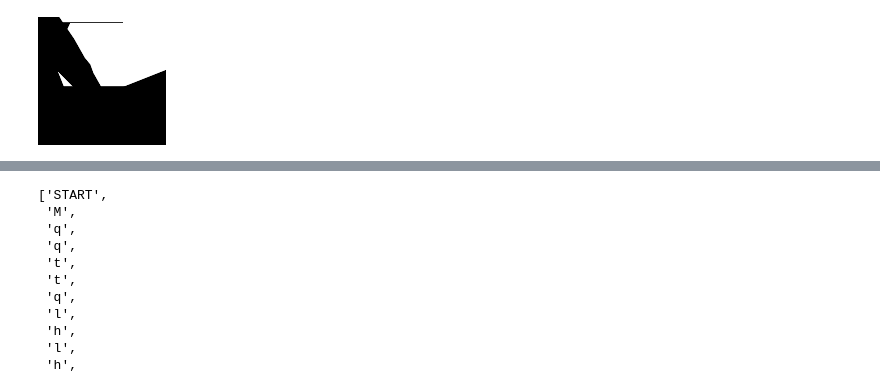
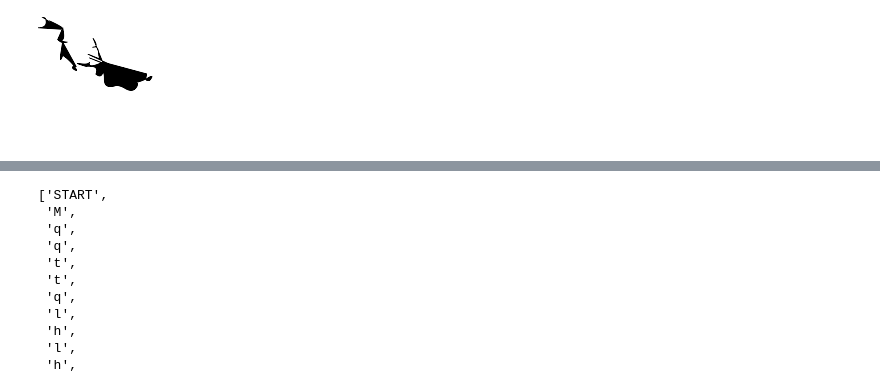
Before and after one commit to haofengac/font-gen, a Jupyter notebook: dataloader.ipynb, the cells around one changed output, grey strips where cells are left out. Drawn from its saved outputs; the diff is of its cells as text; code cells hidden in the pictures.

```diff
--- a/dataloader.ipynb
+++ b/dataloader.ipynb
@@ -333,3 +355,8 @@ def sample(pi, sigma, mu):
     sel = categorical.sample()
     dist = torch.distributions.Normal(mu[0,0,sel],sigma[0,0,sel])
     return dist.sample()
+# %%
+pi = torch.softmax(torch.randn(32,50,4),dim=2)
+sigma = torch.exp(torch.randn(32,50,4,4))
+mu = torch.randn(32,50,4,4)
+target = torch.randn(32,50,4)
@@ -349,7 +380,7 @@ class SVGDecoder(nn.Module):
         tools = [8]
         pens = [torch.zeros(4).fill_(-2.0).cuda()]
         i = 0
-        while i < 50 and tools[-1] != 9 and tools[-1] != 6:
+        while i < 50 and tools[-1] != 9:
             r_in = torch.cat([self.token_emb(torch.tensor([[tools[-1]]]).cuda()),pens[-1][None,None,:],z[None,None,:]],dim=2)
             output, hs = self.rnn(r_in,hs)
             tool = self.token(output)
@@ -364,7 +395,6 @@ class SVGDecoder(nn.Module):
     def forward(self, tokens, pen, z):
         tokens = self.token_emb(tokens)
         hs = self.z_to_hidden(z).unsqueeze(0).expand(4,-1,-1).contiguous()
-        #print(tokens.shape,pen.shape,z.shape)
         r_in = torch.cat([tokens,pen,z.unsqueeze(1).expand(-1,tokens.shape[1],-1)],dim=2)
         output, hs = self.rnn(r_in,hs)
 
@@ -406,5 +436,5 @@ class SVGDecoderTrainer(LearnerCallback):
 # %%
 learnSVG = Learner(data,SVGDecoder(len(data.vocab)),loss_func=SVGDecoderLoss(),callback_fns=[SVGDecoderTrainer])
 # %%
-learnSVG.fit_one_cycle(20,3e-4)
+learnSVG.fit_one_cycle(50,3e-3)
 # %% [output]
@@ -437,7 +455,7 @@ def get_pred_path(x,labels):
     for t,p in zip(tools[1:-1],pens[1:-1]):
         t = data.vocab[t]
         out.append(t)
-        out.append(" ".join([str(n.item()) for n in p[:len(tool_dict[t])]]))
+        out.append(" ".join([str(np.rint(500*n.item())) for n in p[:len(tool_dict[t])]]))
     return " ".join(out)
 # %%
 x,y = next(iter(data.train_dl))
@@ -450,7 +468,7 @@ p
 # %%
-render_path(p,1,1)
+render_path(p,500,500)
 # %% [output]
-[figure, old version]
+[figure, new version]
 # %%
 y[1][0]
 # %% [output]
```
Also changed, not shown: parts of 11 cells of this notebook.
